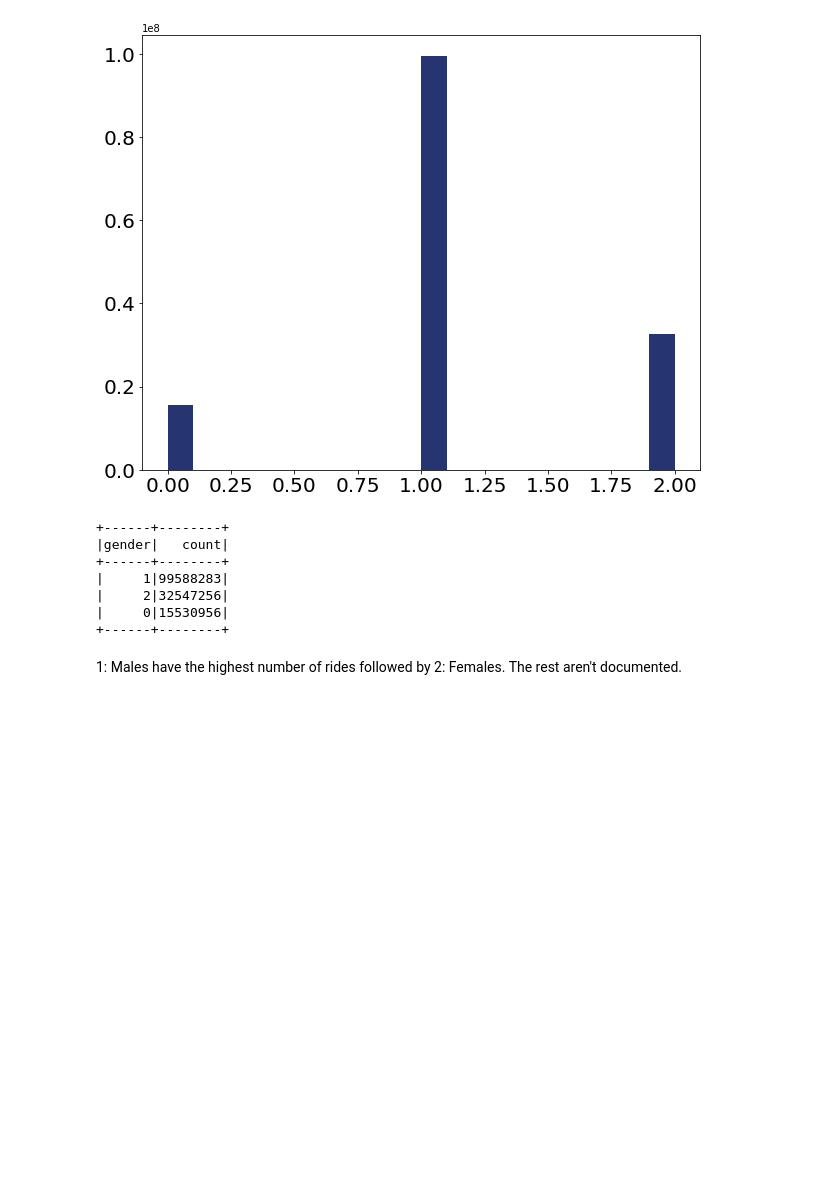
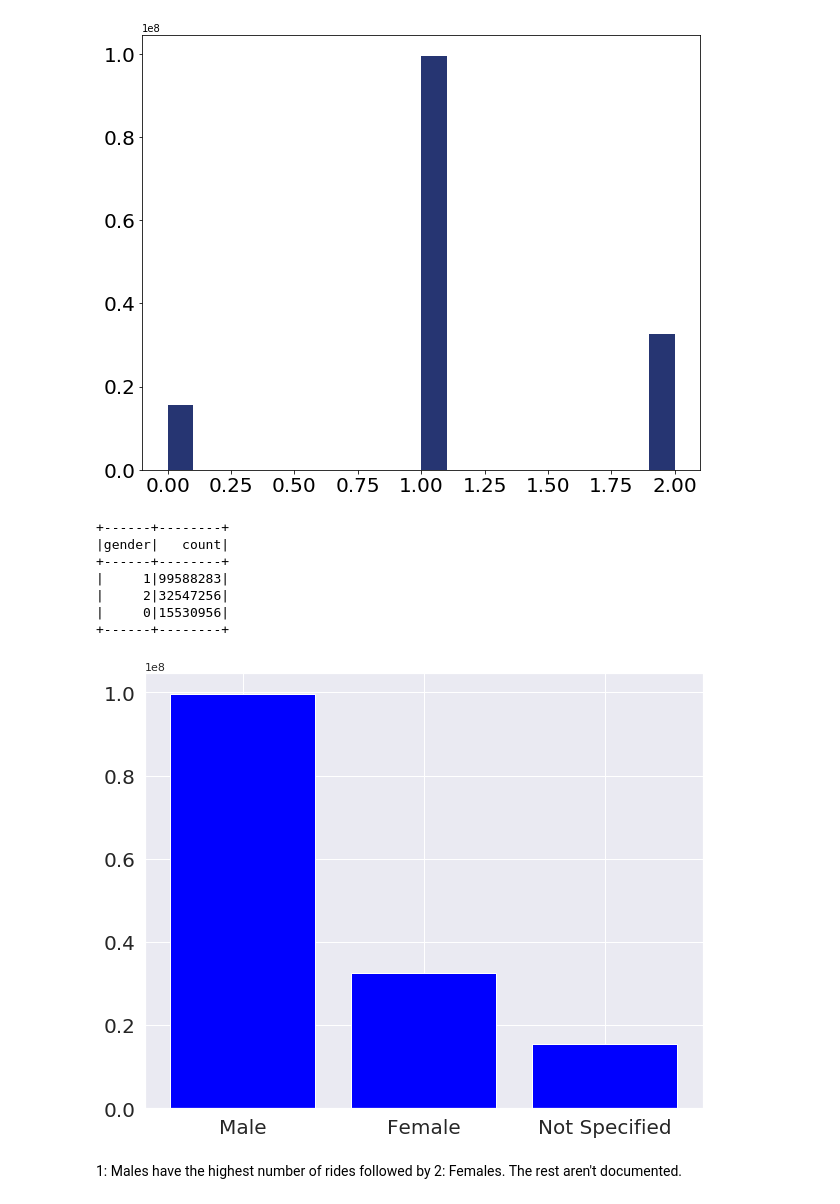
Before and after one commit to ruchikaakanar/502Project, a Jupyter notebook: 502CodeRuchi.ipynb, the cells around one changed output. Saved outputs shown, nothing was run; the diff lists cells and outputs as text; code cells hidden in the pictures; blank space fills up the shorter version.

```diff
--- a/502CodeRuchi.ipynb
+++ b/502CodeRuchi.ipynb
@@ -127,6 +127,17 @@ citibike.groupBy('gender').count().show()
 |     2|32547256|
 |     0|15530956|
 +------+--------+
+# %%
+fig = plt.figure(figsize=(10, 8))
+index = ['Male', 'Female', 'Not Specified']
+mean = [99588283,32547256, 15530956]
+plt.bar(index,mean, color = 'blue')
+plt.yticks(size = 20)
+plt.xticks(index, size = 20)
+plt.show()
+fig.savefig("gender.png", bbox_inches='tight')
+# %% [output]
+[figure, added]
 # %% [markdown]
 1: Males have the highest number of rides followed by 2: Females. The rest aren't documented.
 # %%
```
Also changed, not shown: parts of 2 cells of this notebook, 2 other files.
